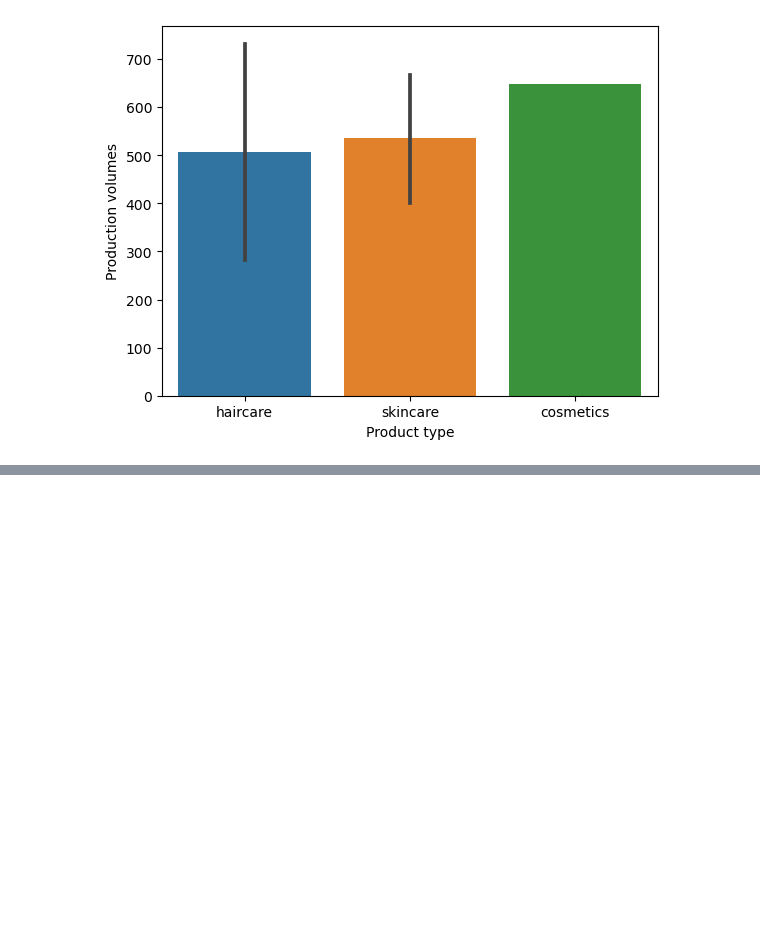
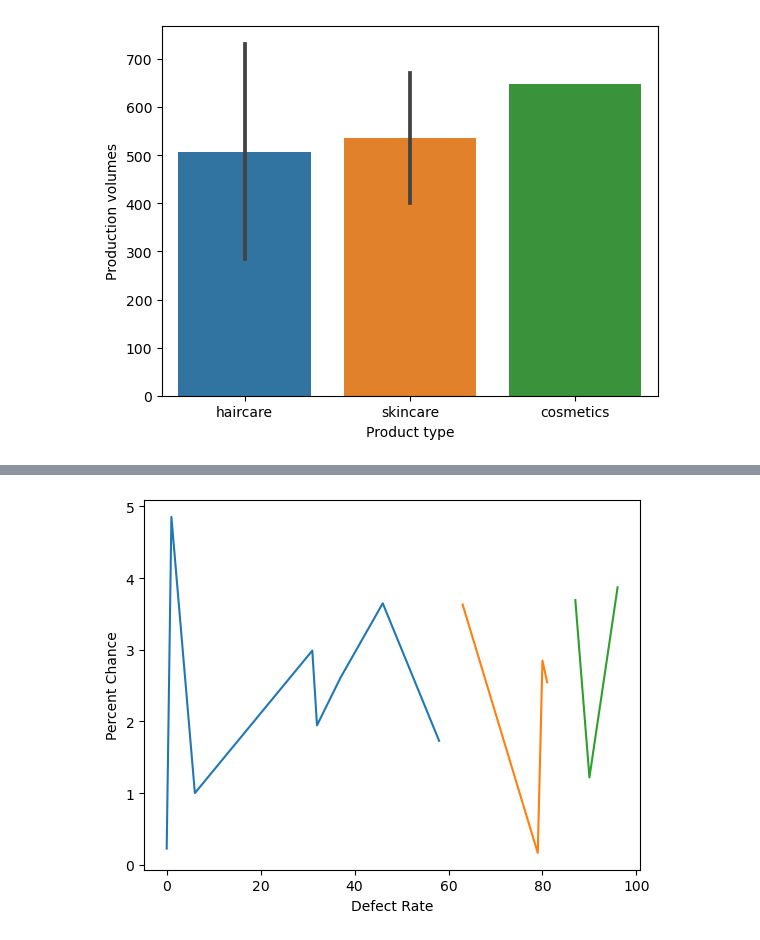
Before and after one commit to emichaudiv/individual_pro, a Jupyter notebook: wrangle.ipynb, the cells around one changed output, grey strips where cells are left out. Saved outputs shown, nothing was run; the diff lists cells and outputs as text; code cells hidden in the pictures; blank space fills up the shorter version.

```diff
--- a/wrangle.ipynb
+++ b/wrangle.ipynb
@@ -351,0 +346,9 @@ def defect_predict():
+# %%
+plt.plot(train['Defect rates'])
+plt.plot(validate['Defect rates'])
+plt.plot(test['Defect rates'])
+plt.xlabel('Defect Rate')
+plt.ylabel('Percent Chance')
+plt.show()
+# %% [output]
+[figure, added]
```
Also changed, not shown: parts of 87 cells of this notebook, 3 other files.
